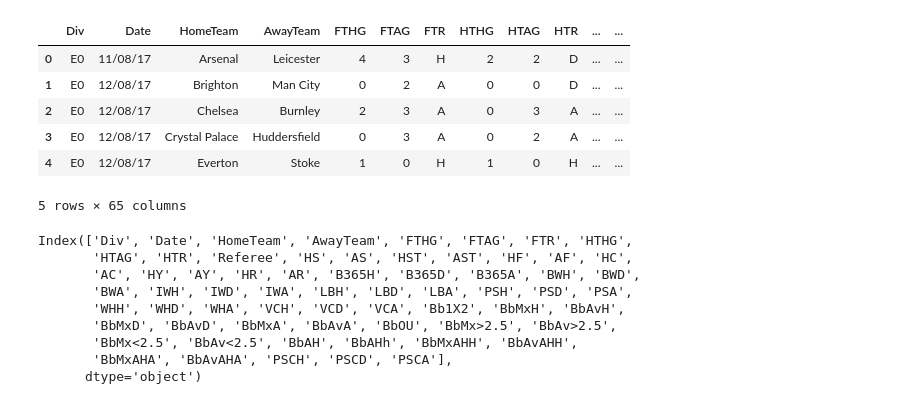
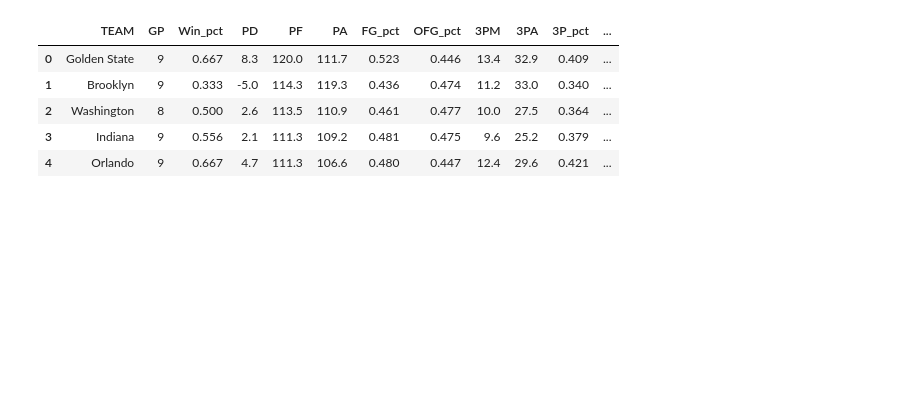
Before and after one commit to jacobdanovitch/Data-Science-Workshops, a Jupyter notebook: Linear Regression.ipynb, the cells around one changed output. Saved outputs shown, nothing was run; the diff lists cells and outputs as text; code cells hidden in the pictures; blank space fills up the shorter version.

```diff
--- a/Linear Regression.ipynb
+++ b/Linear Regression.ipynb
@@ -8,22 +12,10 @@ from IPython.display import display
 # %%
-data = pd.read_csv('soccerdata.csv')
-
-display(data.head())
-display(data.columns)
+data = pd.read_csv('basketballdata.csv')
+display(data.head(5))
 # %% [output]
-|  | Div | Date | HomeTeam | AwayTeam | FTHG | FTAG | FTR | HTHG | HTAG | HTR | ... | ... |
-| 0 | E0 | 11/08/17 | Arsenal | Leicester | 4 | 3 | H | 2 | 2 | D | ... | ... |
-| 1 | E0 | 12/08/17 | Brighton | Man City | 0 | 2 | A | 0 | 0 | D | ... | ... |
-| 2 | E0 | 12/08/17 | Chelsea | Burnley | 2 | 3 | A | 0 | 3 | A | ... | ... |
-| 3 | E0 | 12/08/17 | Crystal Palace | Huddersfield | 0 | 3 | A | 0 | 2 | A | ... | ... |
-| 4 | E0 | 12/08/17 | Everton | Stoke | 1 | 0 | H | 1 | 0 | H | ... | ... |
+|  | TEAM | GP | Win_pct | PD | PF | PA | FG_pct | OFG_pct | 3PM | 3PA | 3P_pct | ... |
+| 0 | Golden State | 9 | 0.667 | 8.3 | 120.0 | 111.7 | 0.523 | 0.446 | 13.4 | 32.9 | 0.409 | ... |
+| 1 | Brooklyn | 9 | 0.333 | -5.0 | 114.3 | 119.3 | 0.436 | 0.474 | 11.2 | 33.0 | 0.340 | ... |
+| 2 | Washington | 8 | 0.500 | 2.6 | 113.5 | 110.9 | 0.461 | 0.477 | 10.0 | 27.5 | 0.364 | ... |
+| 3 | Indiana | 9 | 0.556 | 2.1 | 111.3 | 109.2 | 0.481 | 0.475 | 9.6 | 25.2 | 0.379 | ... |
+| 4 | Orlando | 9 | 0.667 | 4.7 | 111.3 | 106.6 | 0.480 | 0.447 | 12.4 | 29.6 | 0.421 | ... |
-5 rows × 65 columns
-Index(['Div', 'Date', 'HomeTeam', 'AwayTeam', 'FTHG', 'FTAG', 'FTR', 'HTHG',
-       'HTAG', 'HTR', 'Referee', 'HS', 'AS', 'HST', 'AST', 'HF', 'AF', 'HC',
-       'AC', 'HY', 'AY', 'HR', 'AR', 'B365H', 'B365D', 'B365A', 'BWH', 'BWD',
-       'BWA', 'IWH', 'IWD', 'IWA', 'LBH', 'LBD', 'LBA', 'PSH', 'PSD', 'PSA',
-       'WHH', 'WHD', 'WHA', 'VCH', 'VCD', 'VCA', 'Bb1X2', 'BbMxH', 'BbAvH',
-       'BbMxD', 'BbAvD', 'BbMxA', 'BbAvA', 'BbOU', 'BbMx>2.5', 'BbAv>2.5',
-       'BbMx<2.5', 'BbAv<2.5', 'BbAH', 'BbAHh', 'BbMxAHH', 'BbAvAHH',
-       'BbMxAHA', 'BbAvAHA', 'PSCH', 'PSCD', 'PSCA'],
-      dtype='object')
```
Also changed, not shown: parts of 25 cells of this notebook, 2 other files.
